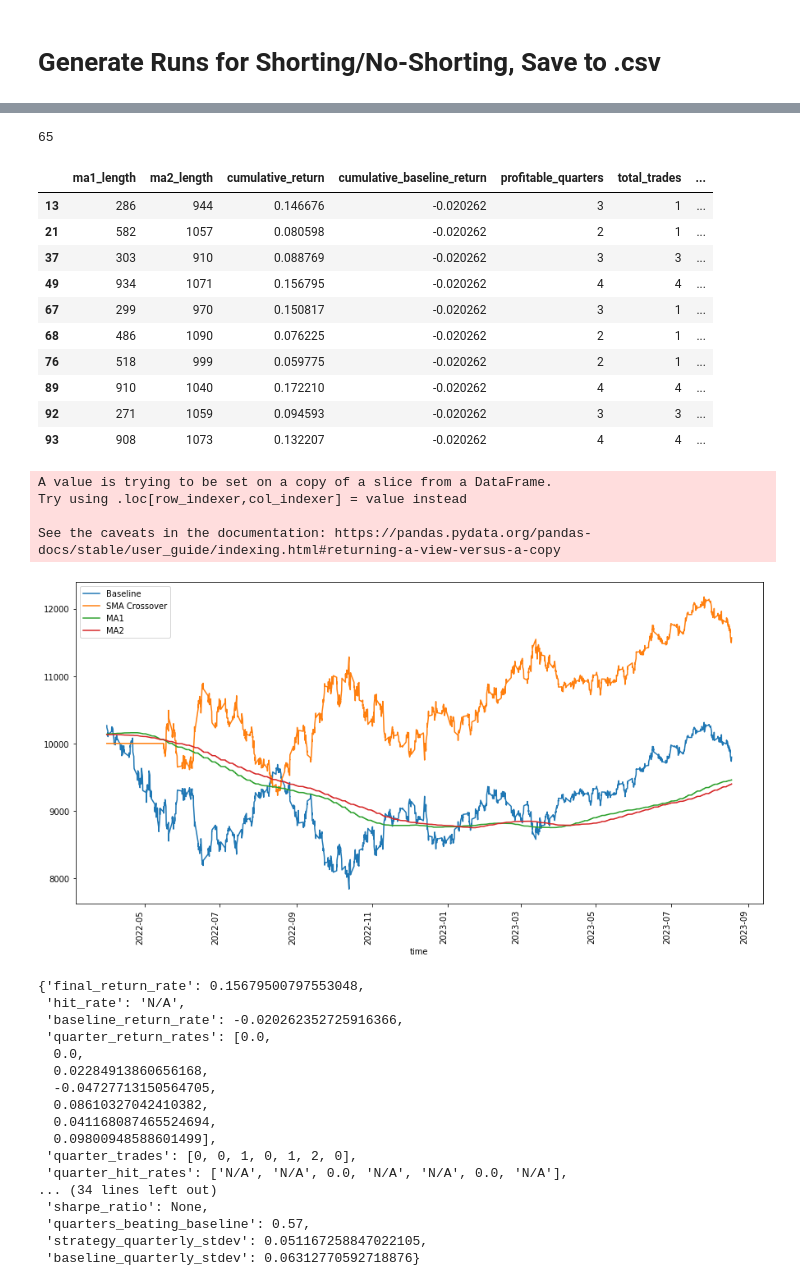
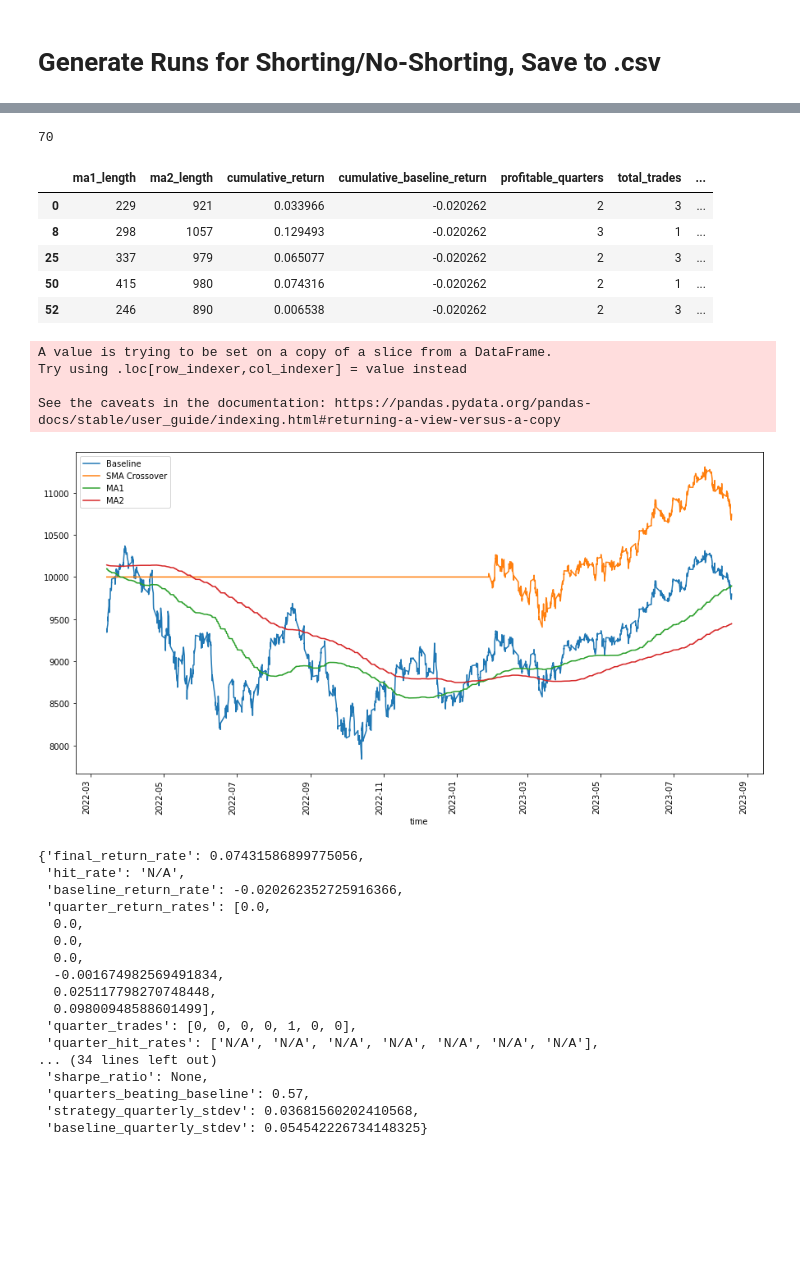
Before and after one commit to hansenrhan/sp500_backtesting_analysis, a Jupyter notebook: sma_crossover_analysis.ipynb, the cells around one changed output, grey strips where cells are left out. Drawn from its saved outputs; the diff is of its cells as text; code cells hidden in the pictures; blank space fills up the shorter version.

```diff
--- a/sma_crossover_analysis.ipynb
+++ b/sma_crossover_analysis.ipynb
@@ -425,7 +425,8 @@ def sma_crossover_backtester(sampled_data,
     # calculate quarters_beating_baseline
     count = 0
     for x in range(0, len(quarter_return_rates)):
-        if quarter_return_rates[x] > baseline_return_rates[x]:
+        # we round so that a difference of 0.0000000001, etc. won't bring it over the edge.
+        if round(quarter_return_rates[x],2) > round(baseline_return_rates[x],2):
             count = count + 1
 
     quarters_beating_baseline = round(count/len(quarter_return_rates), 2)
@@ -723,68 +724,63 @@ See the caveats in the documentation: https://pandas.pydata.org/pandas-docs/stab
 100 rows × 9 columns
 # %%
-# 60 of 100 runs were more profitable than buy and hold
+# 70 of 100 runs were more profitable than buy and hold
 len(shorting_allowed_100_runs[shorting_allowed_100_runs.cumulative_return > shorting_allowed_100_runs.cumulative_baseline_return])
 # %% [output]
-65
+70
 # %%
 # are there any strategies that are consistently more profitable than buy and hold and have less variation?
 # and that also outperform baseline?
 shorting_allowed_100_runs[shorting_allowed_100_runs.quarters_beating_baseline_results > 0.5][shorting_allowed_100_runs.strategy_quarterly_stdev < shorting_allowed_100_runs.baseline_quarterly_stdev][shorting_allowed_100_runs.cumulative_return > shorting_allowed_100_runs.cumulative_baseline_return]
 # %% [output]
 |  | ma1_length | ma2_length | cumulative_return | cumulative_baseline_return | profitable_quarters | total_trades | ... |
-| 13 | 286 | 944 | 0.146676 | -0.020262 | 3 | 1 | ... |
-| 21 | 582 | 1057 | 0.080598 | -0.020262 | 2 | 1 | ... |
-| 37 | 303 | 910 | 0.088769 | -0.020262 | 3 | 3 | ... |
-| 49 | 934 | 1071 | 0.156795 | -0.020262 | 4 | 4 | ... |
-| 67 | 299 | 970 | 0.150817 | -0.020262 | 3 | 1 | ... |
-| 68 | 486 | 1090 | 0.076225 | -0.020262 | 2 | 1 | ... |
-| 76 | 518 | 999 | 0.059775 | -0.020262 | 2 | 1 | ... |
-| 89 | 910 | 1040 | 0.172210 | -0.020262 | 4 | 4 | ... |
-| 92 | 271 | 1059 | 0.094593 | -0.020262 | 3 | 3 | ... |
-| 93 | 908 | 1073 | 0.132207 | -0.020262 | 4 | 4 | ... |
+| 0 | 229 | 921 | 0.033966 | -0.020262 | 2 | 3 | ... |
+| 8 | 298 | 1057 | 0.129493 | -0.020262 | 3 | 1 | ... |
+| 25 | 337 | 979 | 0.065077 | -0.020262 | 2 | 3 | ... |
+| 50 | 415 | 980 | 0.074316 | -0.020262 | 2 | 1 | ... |
+| 52 | 246 | 890 | 0.006538 | -0.020262 | 2 | 3 | ... |
 # %%
 # test them
 # Run the crossover backtester with shorting
 backtest_results = sma_crossover_backtester(
             sampled_data = spy_data,
             order_sizing = 1,
-            ma1_length = 934,
-            ma2_length = 1071,
+            ma1_length = 415,
+            ma2_length = 980,
             starting_capital = 10000,
             display_results=True,
             shorting_allowed=True,
             fixed_fee = True,
             record_balance = True,
             show_moving_averages=True,
             annual_taxes=True,
             tax_percentage=0.3, # taking 30% of gains as taxes
             fee = 0
         )
 
 backtest_results
 # %% [output]
 A value is trying to be set on a copy of a slice from a DataFrame.
 Try using .loc[row_indexer,col_indexer] = value instead
 
 See the caveats in the documentation: https://pandas.pydata.org/pandas-docs/stable/user_guide/indexing.html#returning-a-view-versus-a-copy
-[figure, old version]
+[figure, new version]
-{'final_return_rate': 0.15679500797553048,
+{'final_return_rate': 0.07431586899775056,
  'hit_rate': 'N/A',
  'baseline_return_rate': -0.020262352725916366,
  'quarter_return_rates': [0.0,
   0.0,
-  0.02284913860656168,
-  -0.04727713150564705,
-  0.08610327042410382,
-  0.041168087465524694,
+  0.0,
+  0.0,
+  -0.001674982569491834,
+  0.025117798270748448,
   0.09800948588601499],
- 'quarter_trades': [0, 0, 1, 0, 1, 2, 0],
- 'quarter_hit_rates': ['N/A', 'N/A', 0.0, 'N/A', 'N/A', 0.0, 'N/A'],
+ 'quarter_trades': [0, 0, 0, 0, 1, 0, 0],
+ 'quarter_hit_rates': ['N/A', 'N/A', 'N/A', 'N/A', 'N/A', 'N/A', 'N/A'],
 ... (34 lines left out)
  'sharpe_ratio': None,
  'quarters_beating_baseline': 0.57,
- 'strategy_quarterly_stdev': 0.051167258847022105,
- 'baseline_quarterly_stdev': 0.06312770592718876}
+ 'strategy_quarterly_stdev': 0.03681560202410568,
+ 'baseline_quarterly_stdev': 0.054542226734148325}
 # %%
 no_shorting_100_runs = run_multiple_backtests(shorting_allowed=False, num_runs = 100)
 no_shorting_100_runs.to_csv("sma_crossover_no_shorting_100_runs_{todays_date}.csv".format(todays_date=end_date))
```
Also changed, not shown: parts of 5 cells of this notebook.
